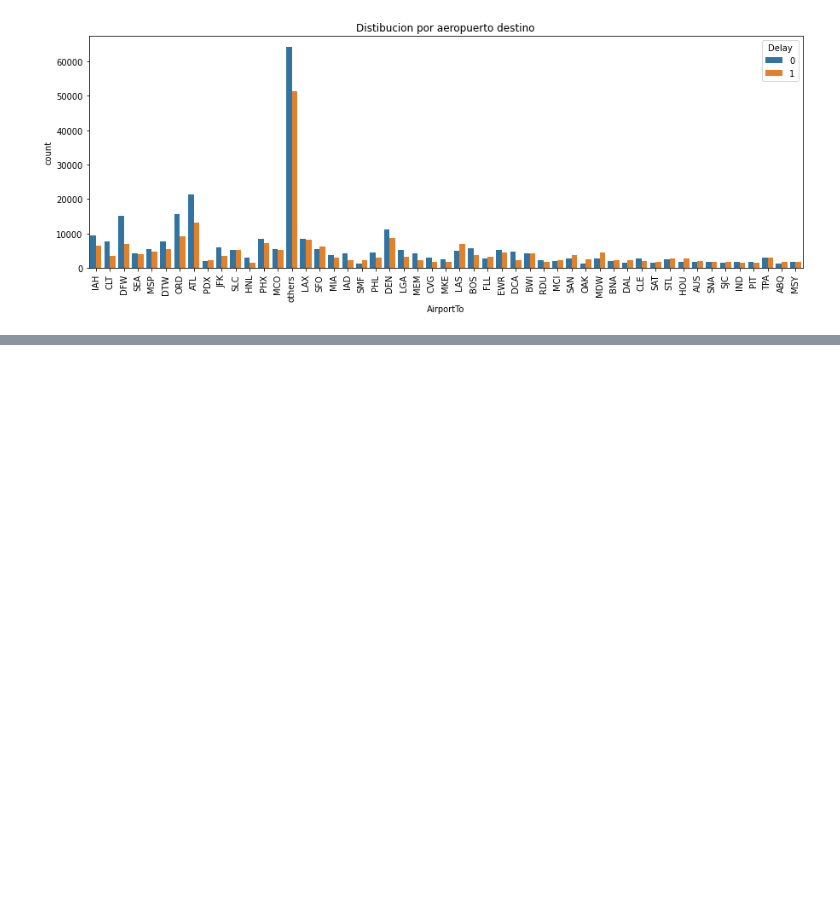
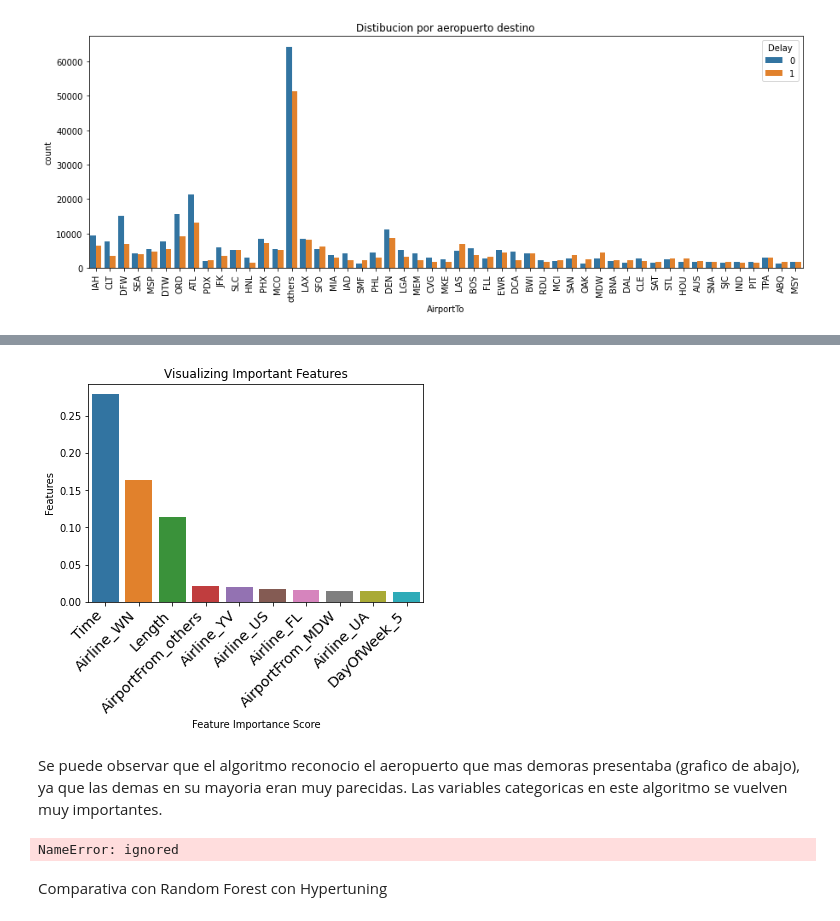
Before and after one commit to nick1287/Airlines, a Jupyter notebook: Airlines+Proyecto_Final.ipynb, the cells around one changed output, grey strips where cells are left out. Saved outputs shown, nothing was run; the diff lists cells and outputs as text; code cells hidden in the pictures; blank space fills up the shorter version.

```diff
--- a/Airlines+Proyecto_Final.ipynb
+++ b/Airlines+Proyecto_Final.ipynb
@@ -289,0 +607,17 @@ plt.show()
+# %%
+#Definimos los parámetros de búsqueda
+params = {
+    'n_estimators' : [100, 300],
+    'max_features': [2,3],
+    'max_depth'   : [5, 20]
+}
+
+grid_random_forest = GridSearchCV(estimator = random_forest,
+                                  param_grid = params,
+                                  scoring = 'accuracy',
+                                  cv=StratifiedKFold().split(X_train, y_train), # Validacion simple
+                                  verbose = 1, # 1-Muestra información en pantalla
+                                  n_jobs = -1) # corrida en paralelo
+# %%
+#Entrenamos el modelo
+grid_random_forest.fit(X_train, y_train)
@@ -289,0 +647,3 @@ plt.show()
+# %%
+mejor_modelo = grid_random_forest.best_estimator_
+print(accuracy_score(y_test, mejor_modelo.predict(X_test)))
@@ -289,0 +652,8 @@ plt.show()
+# %%
+# verificar características importantes
+feature_importances_df = pd.DataFrame(
+    {"feature": list(X.columns), "importance": mejor_modelo.feature_importances_}
+).sort_values("importance", ascending=False).head(10)
+
+# Mostrar
+feature_importances_df
@@ -289,0 +672,27 @@ plt.show()
+# %%
+# visualizar características importantes
+
+# Crear un diagrama de barras
+sns.barplot(x=feature_importances_df['feature'], y=feature_importances_df['importance'])
+# agregar estiquestas
+
+plt.xlabel("Feature Importance Score")
+plt.ylabel("Features")
+plt.title("Visualizing Important Features")
+plt.xticks(
+    rotation=45, horizontalalignment="right", fontweight="light", fontsize="x-large"
+)
+plt.show()
+# %% [output]
+[figure, added]
+# %% [markdown]
+Se puede observar que el algoritmo reconocio el aeropuerto que mas demoras presentaba (grafico de abajo), ya que las demas en su mayoria eran muy parecidas. Las variables categoricas en este algoritmo se vuelven muy importantes.
+# %%
+plt.figure(figsize=(3,3))
+sns.countplot(data=df,x=df['Airline'],hue='Delay')
+plt.title('Distibucion por Airline')
+plt.show()
+# %% [output]
+NameError: ignored
+# %% [markdown]
+Comparativa con Random Forest con Hypertuning
```
Also changed, not shown: parts of 123 cells of this notebook.
